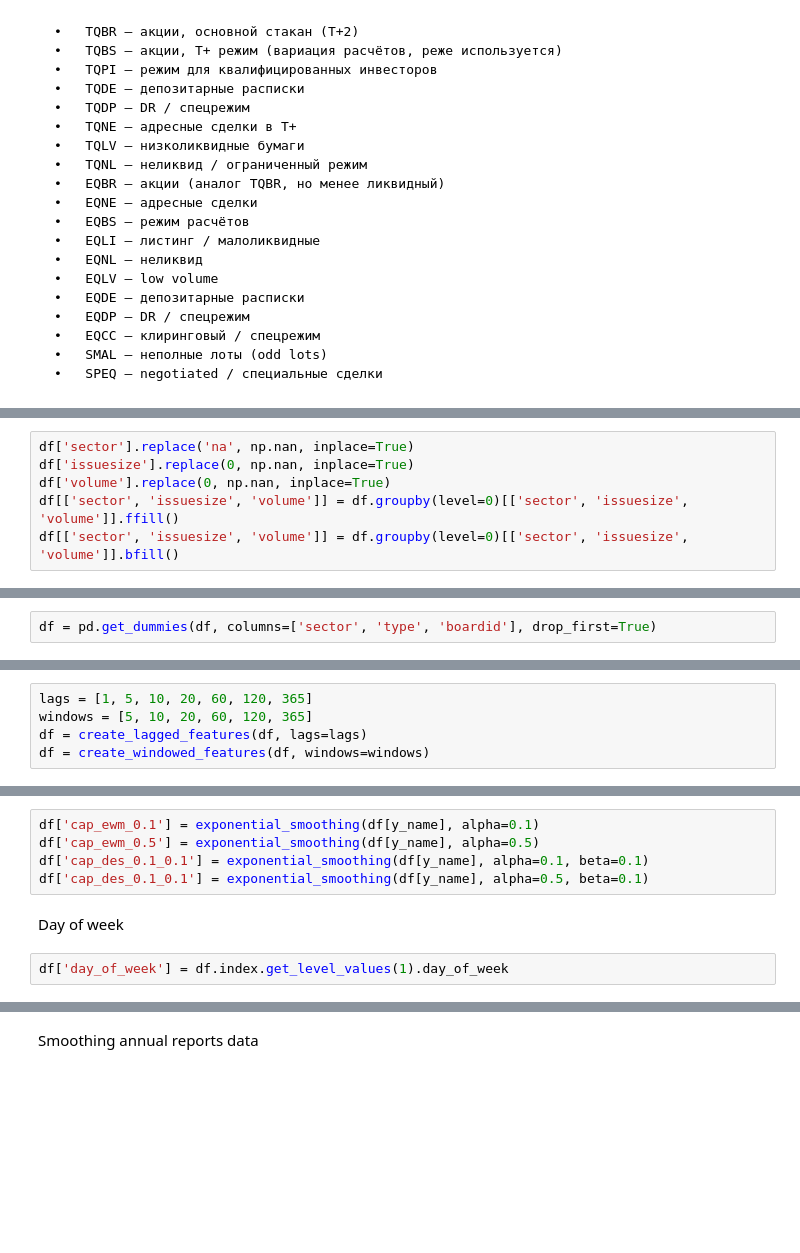
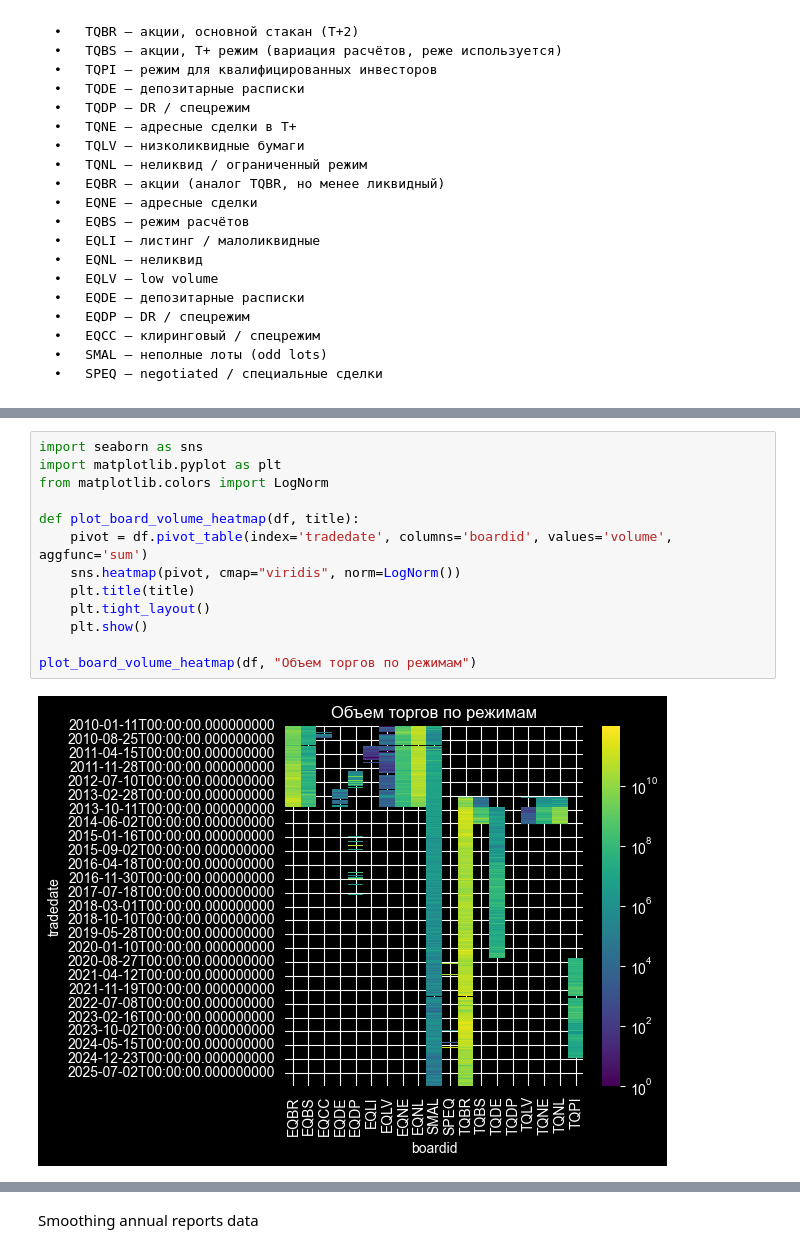
Before and after one commit to alexkobz/vmk_thesis, a Jupyter notebook: notebooks/main.ipynb, the cells around one changed output, grey strips where cells are left out. Saved outputs shown, nothing was run; the diff lists cells and outputs as text; blank space fills up the shorter version.

```diff
--- a/notebooks/main.ipynb
+++ b/notebooks/main.ipynb
@@ -540,6 +338,0 @@ df.shape
-# %%
-df['sector'].replace('na', np.nan, inplace=True)
-df['issuesize'].replace(0, np.nan, inplace=True)
-df['volume'].replace(0, np.nan, inplace=True)
-df[['sector', 'issuesize', 'volume']] = df.groupby(level=0)[['sector', 'issuesize', 'volume']].ffill()
-df[['sector', 'issuesize', 'volume']] = df.groupby(level=0)[['sector', 'issuesize', 'volume']].bfill()
@@ -590,2 +338,0 @@ One-Hot Encoding sector and type
-# %%
-df = pd.get_dummies(df, columns=['sector', 'type', 'boardid'], drop_first=True)
@@ -613,5 +338,0 @@ def create_windowed_features(df: pd.DataFrame, windows: list[int]) -> pd.DataFra
-# %%
-lags = [1, 5, 10, 20, 60, 120, 365]
-windows = [5, 10, 20, 60, 120, 365]
-df = create_lagged_features(df, lags=lags)
-df = create_windowed_features(df, windows=windows)
@@ -678,9 +339,15 @@ def exponential_smoothing(
-# %%
-df['cap_ewm_0.1'] = exponential_smoothing(df[y_name], alpha=0.1)
-df['cap_ewm_0.5'] = exponential_smoothing(df[y_name], alpha=0.5)
-df['cap_des_0.1_0.1'] = exponential_smoothing(df[y_name], alpha=0.1, beta=0.1)
-df['cap_des_0.1_0.1'] = exponential_smoothing(df[y_name], alpha=0.5, beta=0.1)
-# %% [markdown]
-Day of week
-# %%
-df['day_of_week'] = df.index.get_level_values(1).day_of_week
+# %%
+import seaborn as sns
+import matplotlib.pyplot as plt
+from matplotlib.colors import LogNorm
+
+def plot_board_volume_heatmap(df, title):
+    pivot = df.pivot_table(index='tradedate', columns='boardid', values='volume', aggfunc='sum')
+    sns.heatmap(pivot, cmap="viridis", norm=LogNorm())
+    plt.title(title)
+    plt.tight_layout()
+    plt.show()
+
+plot_board_volume_heatmap(df, "Объем торгов по режимам")
+# %% [output]
+[figure, added]
```
Also changed, not shown: parts of 77 cells of this notebook, 4 other files.
